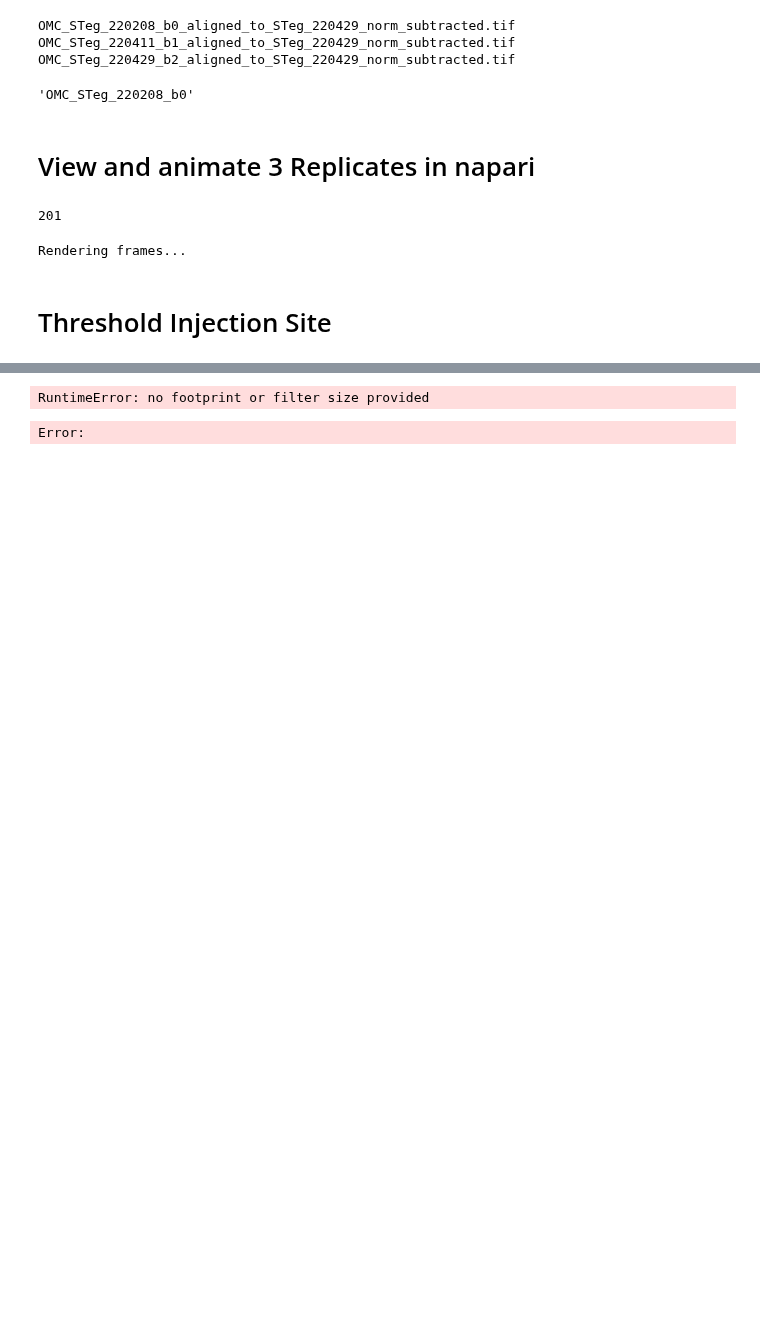
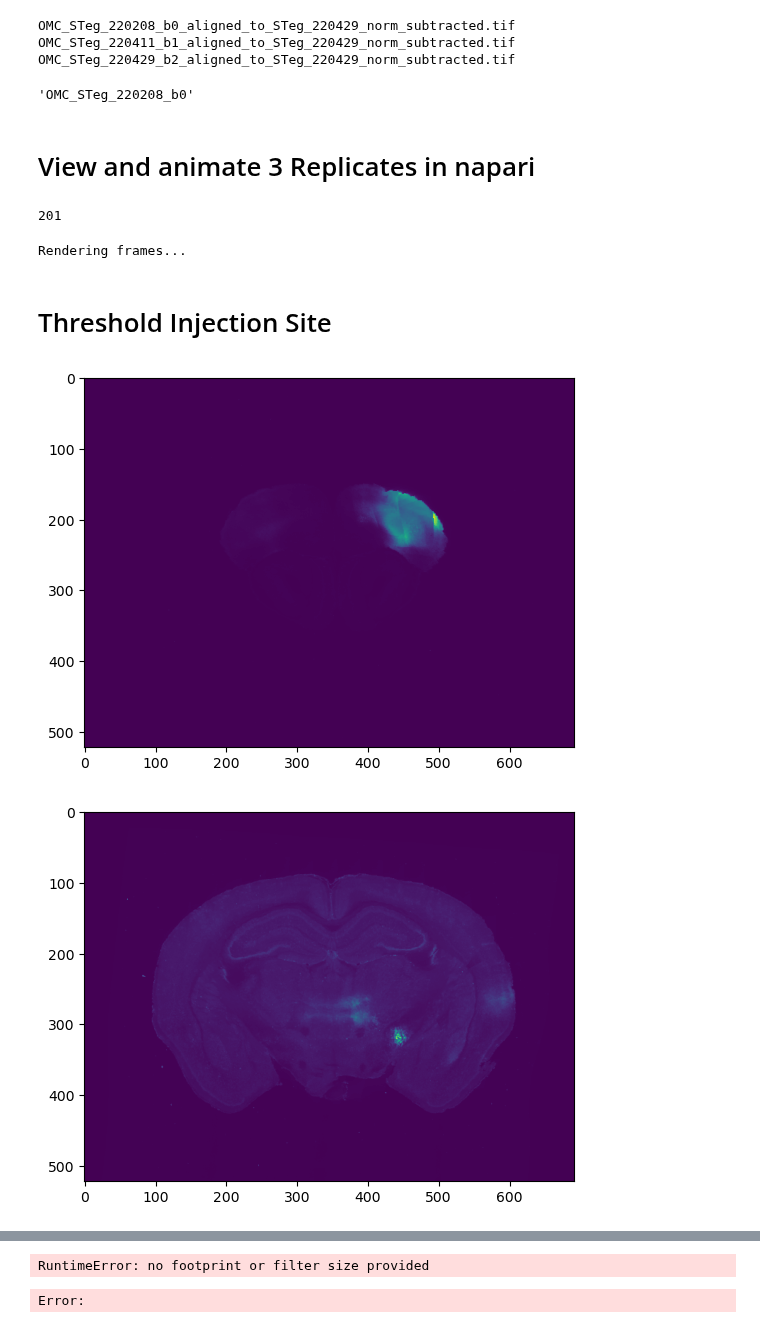
Before and after one commit to eisko/STP_analysis, a Jupyter notebook: replicates.ipynb, the cells around one changed output, grey strips where cells are left out. Saved outputs shown, nothing was run; the diff lists cells and outputs as text; code cells hidden in the pictures; blank space fills up the shorter version.

```diff
--- a/replicates.ipynb
+++ b/replicates.ipynb
@@ -108,3 +83,11 @@ animation.animate(out_path+'steg_all.mp4')
 Rendering frames...
 # %% [markdown]
 # Threshold Injection Site
+# %%
+plt.imshow(images[0][25])
+plt.show()
+plt.imshow(images[0][100])
+plt.show()
+# %% [output]
+[figure, added]
+[figure, added]
```
Also changed, not shown: parts of 12 cells of this notebook, 1 other file.
